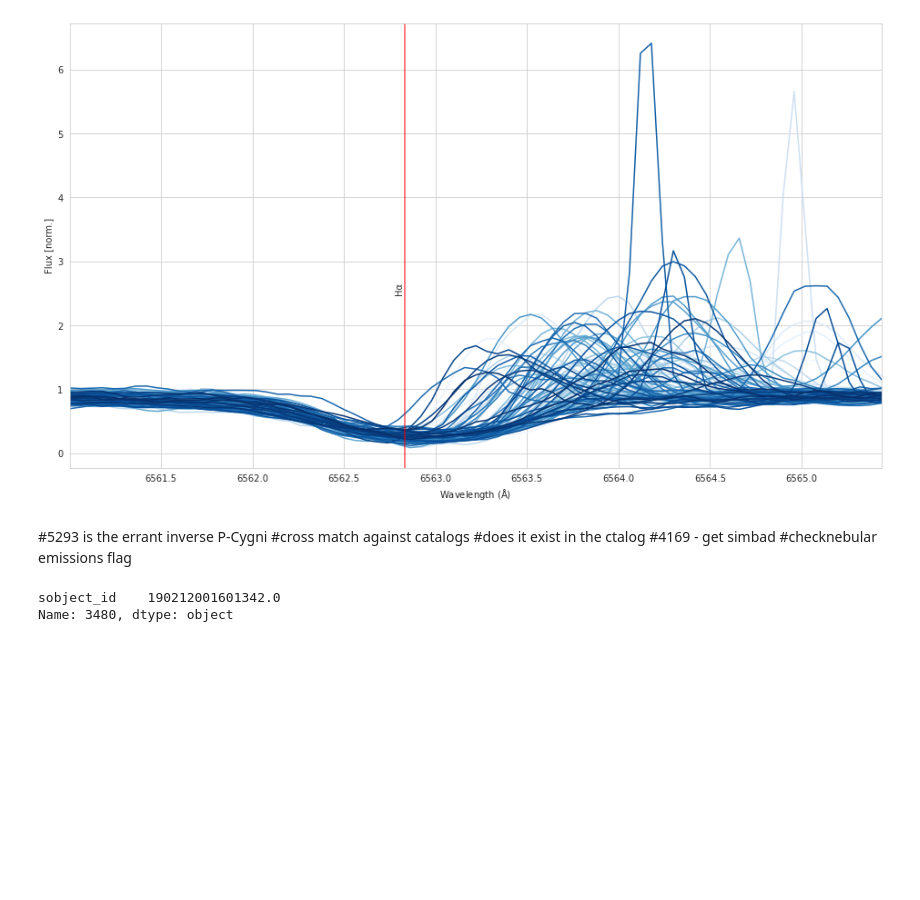
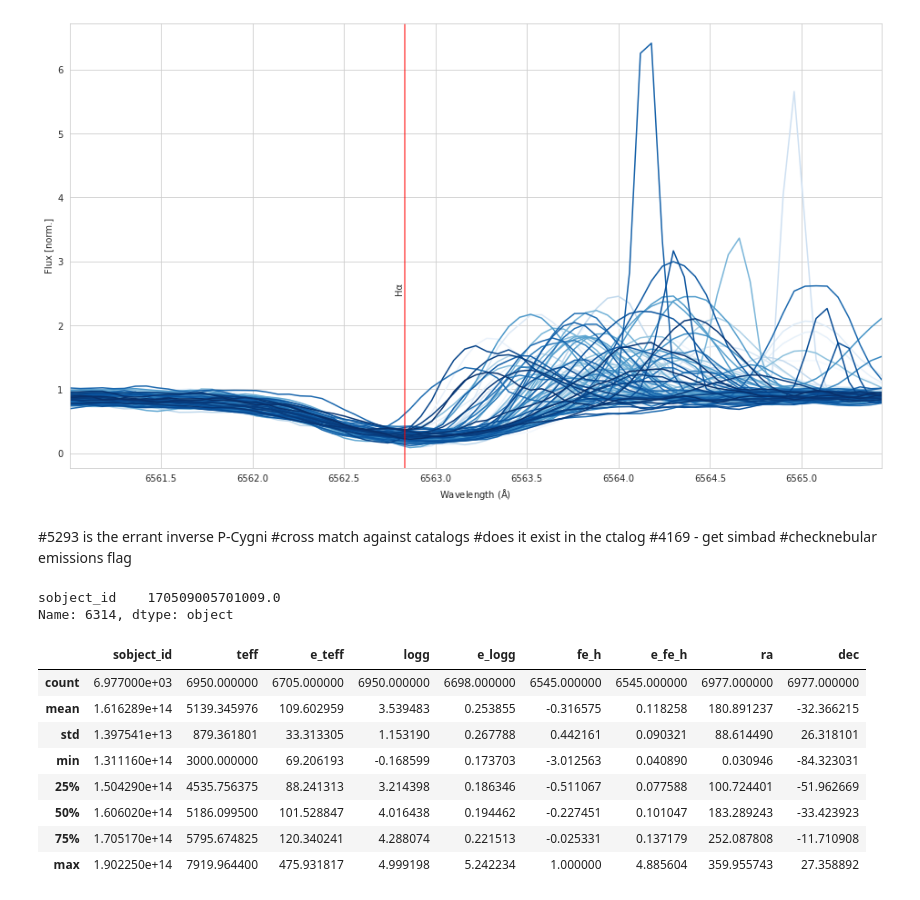
Before and after one commit to PravNJ/PCT-stars-GALAH, a Jupyter notebook: dtw-agglo-clustering.ipynb, the cells around one changed output. Drawn from its saved outputs; the diff is of its cells as text; code cells hidden in the pictures; blank space fills up the shorter version.

```diff
--- a/dtw-agglo-clustering.ipynb
+++ b/dtw-agglo-clustering.ipynb
@@ -215,7 +215,21 @@ Text(6562.78, 2.5, 'Hα')
 #4169 - get simbad
 #checknebular emissions flag
 # %%
-df_masked.loc[3480,:"sobject_id"].astype(str)
+df_masked.loc[6314,:"sobject_id"].astype(str)
 # %% [output]
-sobject_id    190212001601342.0
-Name: 3480, dtype: object
+sobject_id    170509005701009.0
+Name: 6314, dtype: object
+# %%
+df_galah_xmatch = pd.read_csv("/home/pravn/Dropbox/Masters/Research Data/galah_cross_match_cotar_halpha.csv", index_col=0)
+# %%
+df_galah_xmatch.describe()
+# %% [output]
+|  | sobject_id | teff | e_teff | logg | e_logg | fe_h | e_fe_h | ra | dec |
+| count | 6.977000e+03 | 6950.000000 | 6705.000000 | 6950.000000 | 6698.000000 | 6545.000000 | 6545.000000 | 6977.000000 | 6977.000000 |
+| mean | 1.616289e+14 | 5139.345976 | 109.602959 | 3.539483 | 0.253855 | -0.316575 | 0.118258 | 180.891237 | -32.366215 |
+| std | 1.397541e+13 | 879.361801 | 33.313305 | 1.153190 | 0.267788 | 0.442161 | 0.090321 | 88.614490 | 26.318101 |
+| min | 1.311160e+14 | 3000.000000 | 69.206193 | -0.168599 | 0.173703 | -3.012563 | 0.040890 | 0.030946 | -84.323031 |
+| 25% | 1.504290e+14 | 4535.756375 | 88.241313 | 3.214398 | 0.186346 | -0.511067 | 0.077588 | 100.724401 | -51.962669 |
+| 50% | 1.606020e+14 | 5186.099500 | 101.528847 | 4.016438 | 0.194462 | -0.227451 | 0.101047 | 183.289243 | -33.423923 |
+| 75% | 1.705170e+14 | 5795.674825 | 120.340241 | 4.288074 | 0.221513 | -0.025331 | 0.137179 | 252.087808 | -11.710908 |
+| max | 1.902250e+14 | 7919.964400 | 475.931817 | 4.999198 | 5.242234 | 1.000000 | 4.885604 | 359.955743 | 27.358892 |
```
Also changed, not shown: parts of 10 cells of this notebook.
